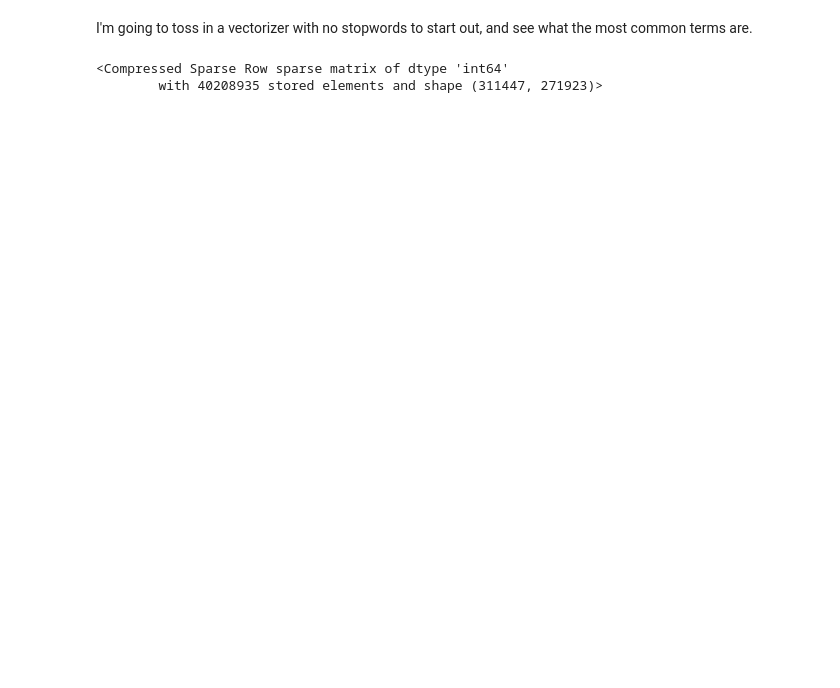
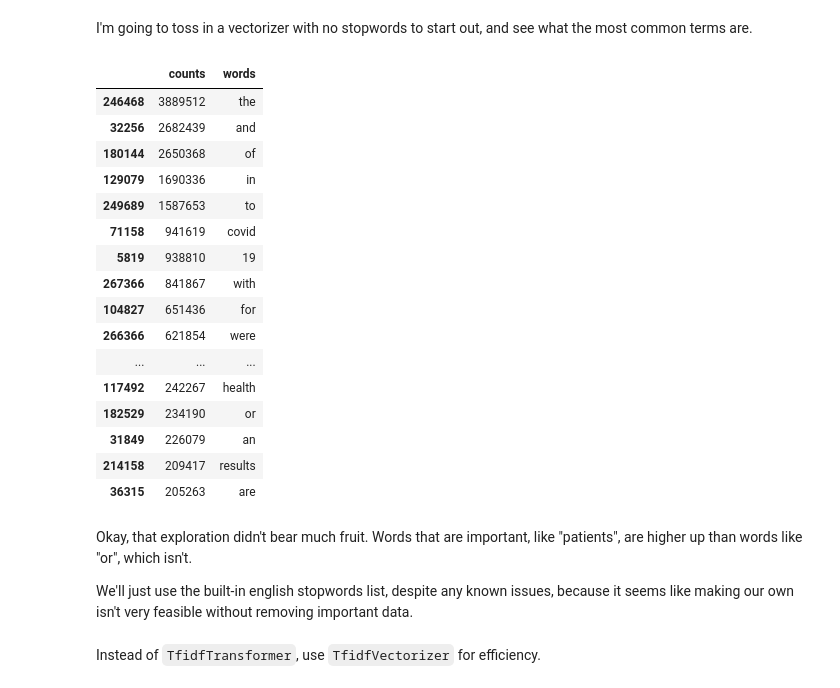
Before and after one commit to wilSecord/studio-projects, a Jupyter notebook: week2_nlp/explore.ipynb, the cells around one changed output. Drawn from its saved outputs; the diff is of its cells as text; code cells hidden in the pictures; blank space fills up the shorter version.

```diff
--- a/week2_nlp/explore.ipynb
+++ b/week2_nlp/explore.ipynb
@@ -23,7 +24,36 @@ df.head()
 I'm going to toss in a vectorizer with no stopwords to start out, and see what the most common terms are.
 # %%
 vectorizer = CountVectorizer(strip_accents='ascii', analyzer="word")
-vectorizer.fit_transform(df['abstract'])
+term_mat = vectorizer.fit_transform(df['abstract'])
-# %% [output]
-<Compressed Sparse Row sparse matrix of dtype 'int64'
-        with 40208935 stored elements and shape (311447, 271923)>
+# %%
+counts = term_mat.sum(axis=0).A[0]
+words = vectorizer.get_feature_names_out()
+# %%
+word_count_df = pd.DataFrame(dict({"counts": counts, "words": words}))
+word_count_df.sort_values("counts", ascending=False, inplace=True)
+# %%
+word_count_df.head(n=30)
+# %% [output]
+|  | counts | words |
+| 246468 | 3889512 | the |
+| 32256 | 2682439 | and |
+| 180144 | 2650368 | of |
+| 129079 | 1690336 | in |
+| 249689 | 1587653 | to |
+| 71158 | 941619 | covid |
+| 5819 | 938810 | 19 |
+| 267366 | 841867 | with |
+| 104827 | 651436 | for |
+| 266366 | 621854 | were |
+| ... | ... | ... |
+| 117492 | 242267 | health |
+| 182529 | 234190 | or |
+| 31849 | 226079 | an |
+| 214158 | 209417 | results |
+| 36315 | 205263 | are |
+# %% [markdown]
+Okay, that exploration didn't bear much fruit. Words that are important, like "patients", are higher up than words like "or", which isn't.
+
+We'll just use the built-in english stopwords list, despite any known issues, because it seems like making our own isn't very feasible without removing important data.
+# %% [markdown]
+Instead of `TfidfTransformer`, use `TfidfVectorizer` for efficiency.
```
Also changed, not shown: parts of 5 cells of this notebook.
